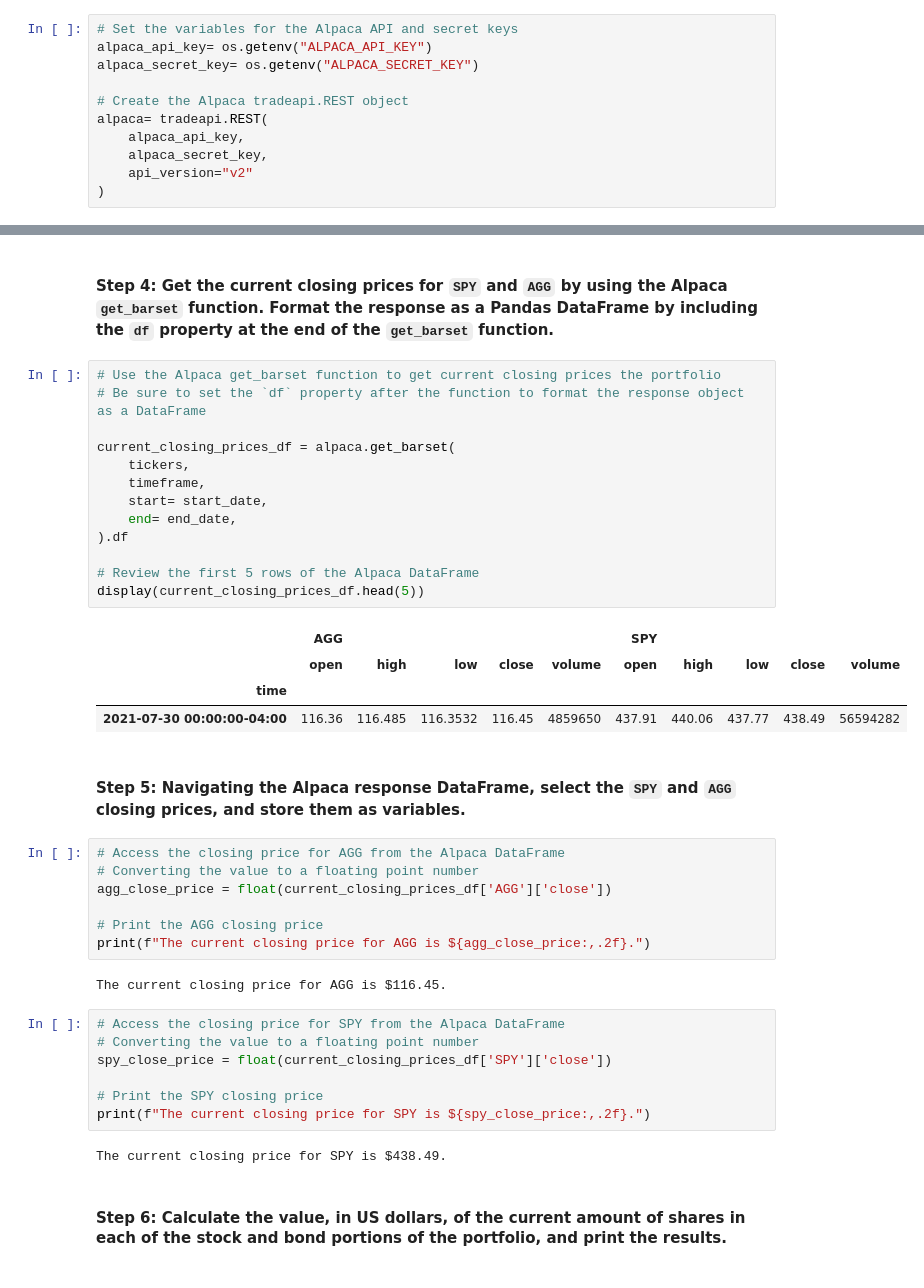
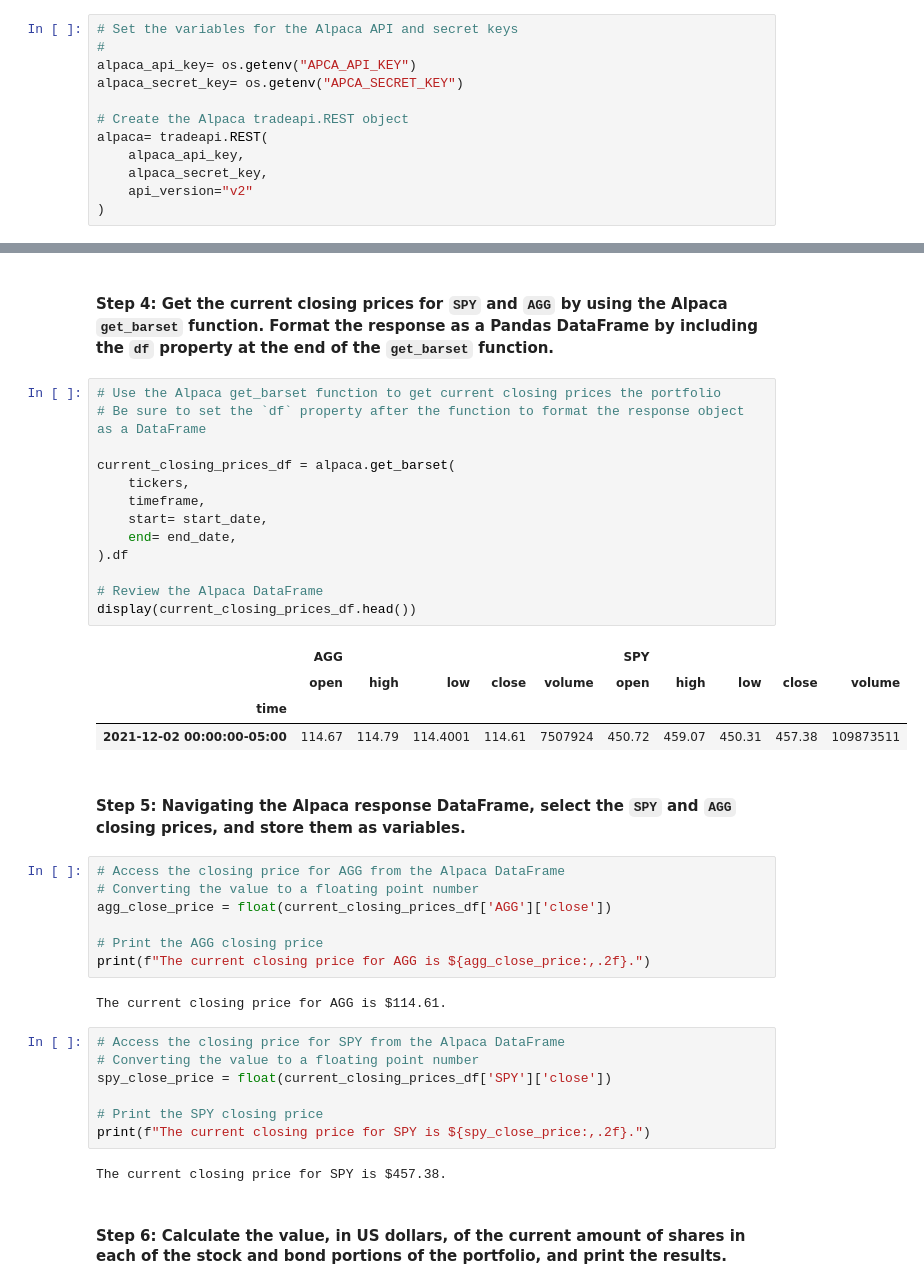
Before and after one commit to jtengsico/05-Financial-Simulations-and-APIs, a Jupyter notebook: Starter_Code/financial_planning_tools.ipynb, the cells around one changed output, grey strips where cells are left out. Saved outputs shown, nothing was run; the diff lists cells and outputs as text.

```diff
--- a/Starter_Code/financial_planning_tools.ipynb
+++ b/Starter_Code/financial_planning_tools.ipynb
@@ -168,8 +168,9 @@ agg_shares = 200
 #### Step 2: Set the variables for the Alpaca API and secret keys. Using the Alpaca SDK, create the Alpaca `tradeapi.REST` object. In this object, include the parameters for the Alpaca API key, the secret key, and the version number.
 # %%
 # Set the variables for the Alpaca API and secret keys
-alpaca_api_key= os.getenv("ALPACA_API_KEY")
-alpaca_secret_key= os.getenv("ALPACA_SECRET_KEY")
+#
+alpaca_api_key= os.getenv("APCA_API_KEY")
+alpaca_secret_key= os.getenv("APCA_SECRET_KEY")
 
 # Create the Alpaca tradeapi.REST object
 alpaca= tradeapi.REST(
@@ -208,21 +207,21 @@ end_date= pd.Timestamp(prior_wkdy, tz="America/New_York").isoformat()
 # %%
 # Use the Alpaca get_barset function to get current closing prices the portfolio
 # Be sure to set the `df` property after the function to format the response object as a DataFrame
 
 current_closing_prices_df = alpaca.get_barset(
     tickers,
     timeframe,
     start= start_date,
     end= end_date,
 ).df
 
-# Review the first 5 rows of the Alpaca DataFrame
-display(current_closing_prices_df.head(5))
+# Review the Alpaca DataFrame
+display(current_closing_prices_df.head())
 # %% [output]
 |  | AGG |  |  |  |  | SPY |  |  |  |  |
 |  | open | high | low | close | volume | open | high | low | close | volume |
 | time |  |  |  |  |  |  |  |  |  |  |
-| 2021-07-30 00:00:00-04:00 | 116.36 | 116.485 | 116.3532 | 116.45 | 4859650 | 437.91 | 440.06 | 437.77 | 438.49 | 56594282 |
+| 2021-12-02 00:00:00-05:00 | 114.67 | 114.79 | 114.4001 | 114.61 | 7507924 | 450.72 | 459.07 | 450.31 | 457.38 | 109873511 |
 # %% [markdown]
 #### Step 5: Navigating the Alpaca response DataFrame, select the `SPY` and `AGG` closing prices, and store them as variables.
 # %%
@@ -233,7 +232,7 @@ agg_close_price = float(current_closing_prices_df['AGG']['close'])
 # Print the AGG closing price
 print(f"The current closing price for AGG is ${agg_close_price:,.2f}.")
 # %% [output]
-The current closing price for AGG is $116.45.
+The current closing price for AGG is $114.61.
 # %%
 # Access the closing price for SPY from the Alpaca DataFrame
 # Converting the value to a floating point number
@@ -242,7 +241,7 @@ spy_close_price = float(current_closing_prices_df['SPY']['close'])
 # Print the SPY closing price
 print(f"The current closing price for SPY is ${spy_close_price:,.2f}.")
 # %% [output]
-The current closing price for SPY is $438.49.
+The current closing price for SPY is $457.38.
 # %% [markdown]
 #### Step 6: Calculate the value, in US dollars, of the current amount of shares in each of the stock and bond portions of the portfolio, and print the results.
 # %%
```
Also changed, not shown: parts of 18 cells of this notebook, 2 other files.
